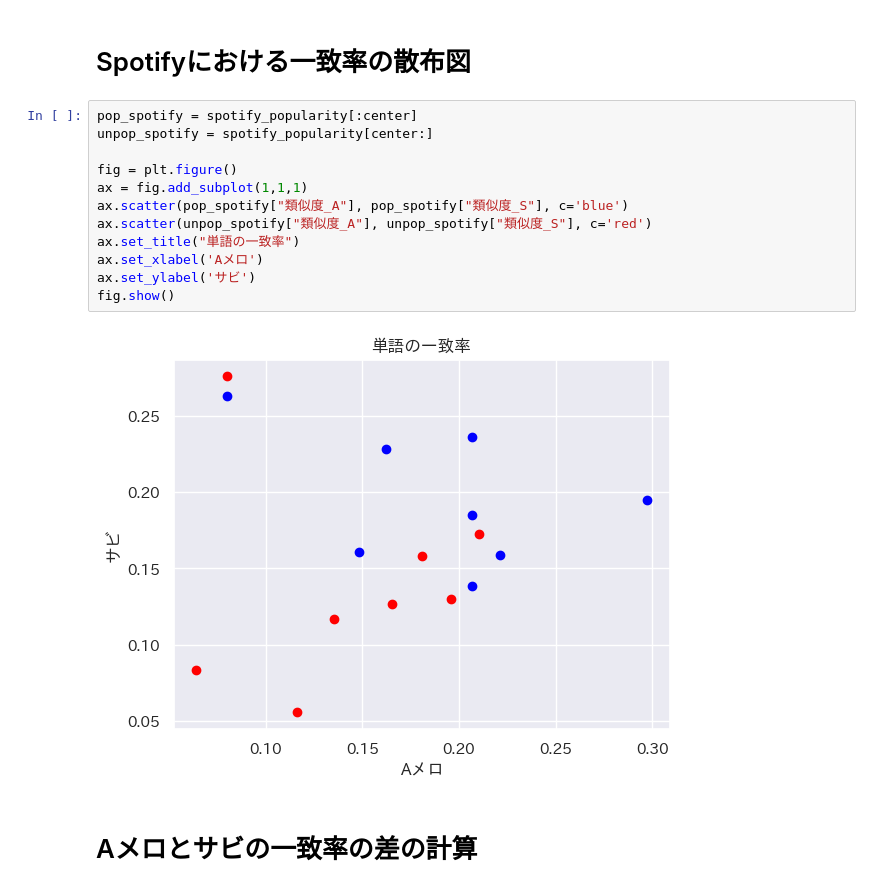
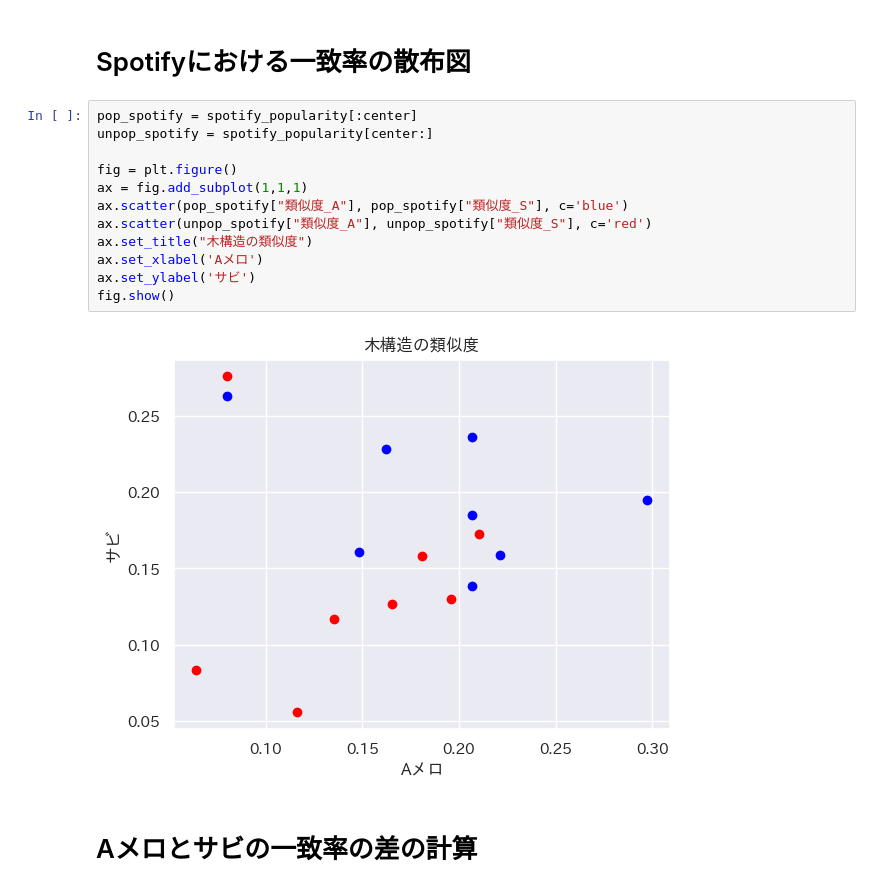
Before and after one commit to tsubasasugawara/lyrics_melody_analyzer, a Jupyter notebook: notebooks/analyze_tree_similarity.ipynb, the cells around one changed output. Drawn from its saved outputs; the diff is of its cells as text.

```diff
--- a/notebooks/analyze_tree_similarity.ipynb
+++ b/notebooks/analyze_tree_similarity.ipynb
@@ -46,17 +46,17 @@ fig.show()
 # %%
 pop_spotify = spotify_popularity[:center]
 unpop_spotify = spotify_popularity[center:]
 
 fig = plt.figure()
 ax = fig.add_subplot(1,1,1)
 ax.scatter(pop_spotify["類似度_A"], pop_spotify["類似度_S"], c='blue')
 ax.scatter(unpop_spotify["類似度_A"], unpop_spotify["類似度_S"], c='red')
-ax.set_title("単語の一致率")
+ax.set_title("木構造の類似度")
 ax.set_xlabel('Aメロ')
 ax.set_ylabel('サビ')
 fig.show()
 # %% [output]
-[figure, old version]
+[figure, new version]
 # %% [markdown]
 # Aメロとサビの一致率の差の計算
 # %%
```
Also changed, not shown: parts of 1 cell of this notebook, 1 other file.
